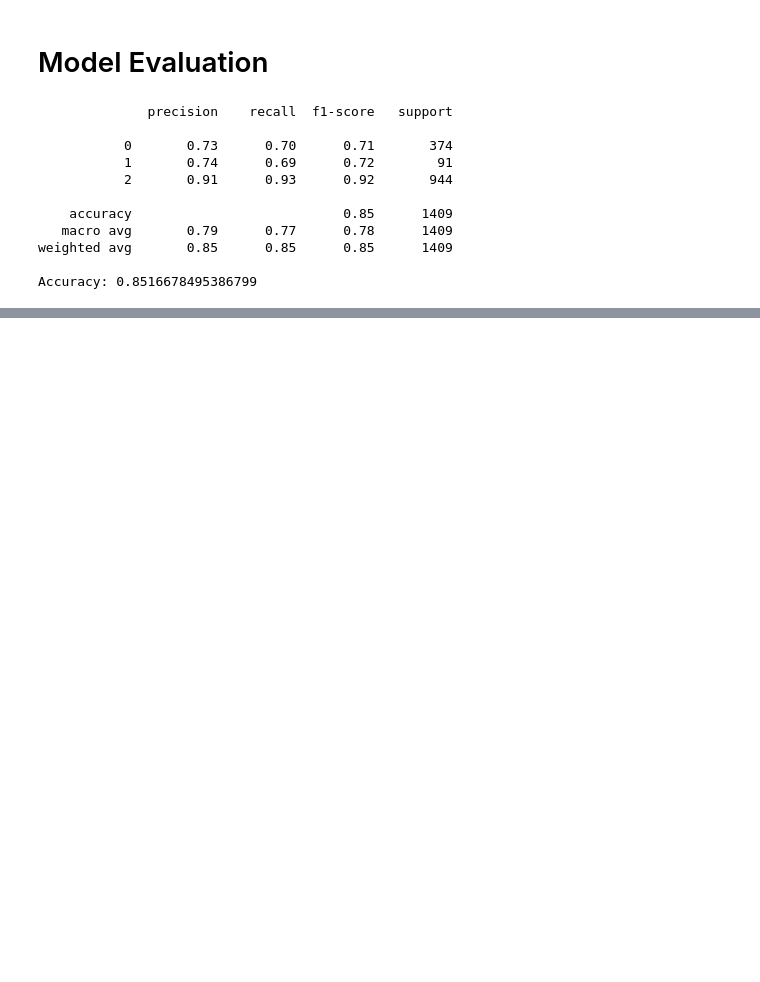
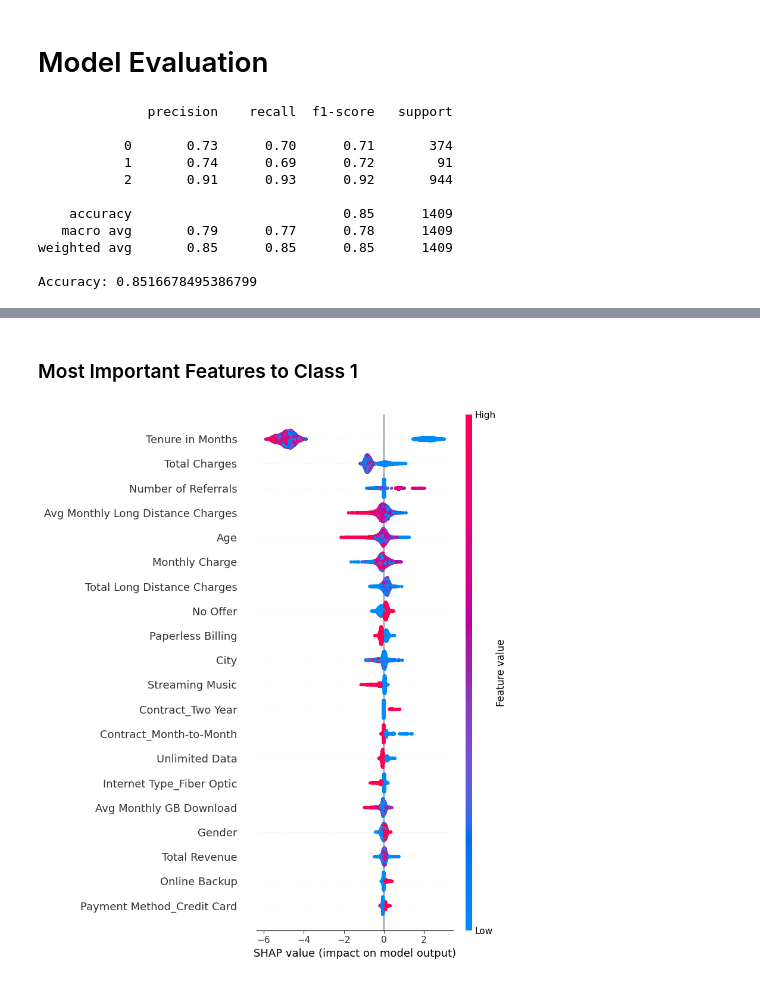
Before and after one commit to AviTirto/TensorFlowProjects, a Jupyter notebook: XAI_telcom_customers.ipynb, the cells around one changed output, grey strips where cells are left out. Drawn from its saved outputs; the diff is of its cells as text; code cells hidden in the pictures; blank space fills up the shorter version.

```diff
--- a/XAI_telcom_customers.ipynb
+++ b/XAI_telcom_customers.ipynb
@@ -313,0 +336,10 @@ Accuracy: 0.8516678495386799
+# %% [markdown]
+### Most Important Features to Class 1
+# %%
+shap.summary_plot(
+    shap_values_xgb[:,1,:],
+    X_train,
+    feature_names = X_train.columns
+)
+# %% [output]
+[figure, added]
```
Also changed, not shown: parts of 13 cells of this notebook.
